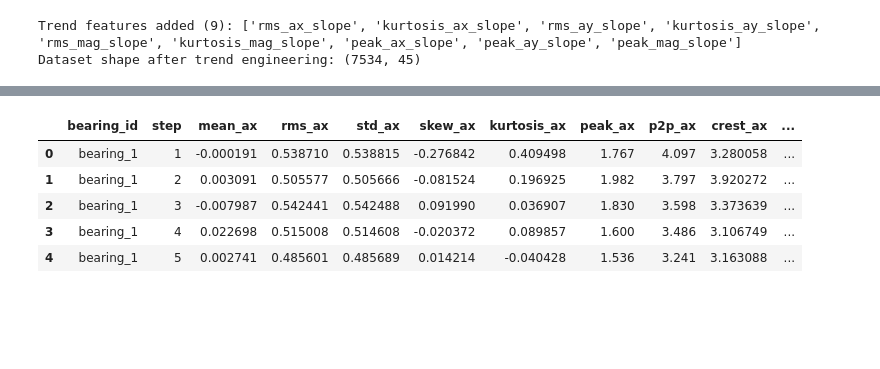
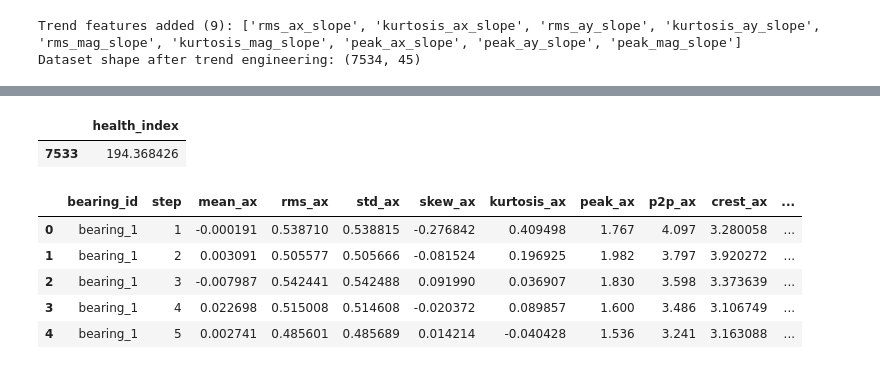
Before and after one commit to AE1024/NASA-PROJECT-FEMTO, a Jupyter notebook: notebooks/04_statistical_validation.ipynb, the cells around one changed output, grey strips where cells are left out. Saved outputs shown, nothing was run; the diff lists cells and outputs as text; code cells hidden in the pictures; blank space fills up the shorter version.

```diff
--- a/notebooks/04_statistical_validation.ipynb
+++ b/notebooks/04_statistical_validation.ipynb
@@ -637,3 +555,8 @@ mean_mag       0.0467
+# %%
+df_model[["health_index"]].tail(1)
+# %% [output]
+|  | health_index |
+| 7533 | 194.368426 |
 # %%
 df_model.head(5)
 # %% [output]
```
Also changed, not shown: parts of 8 cells of this notebook, 1 other file.
